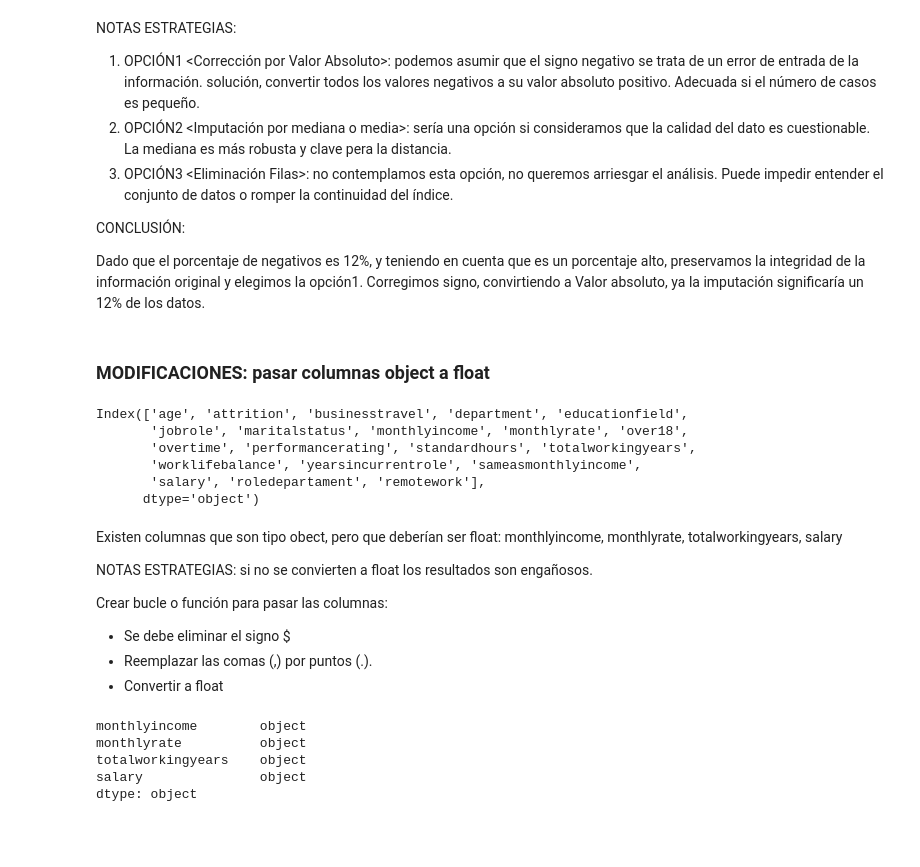
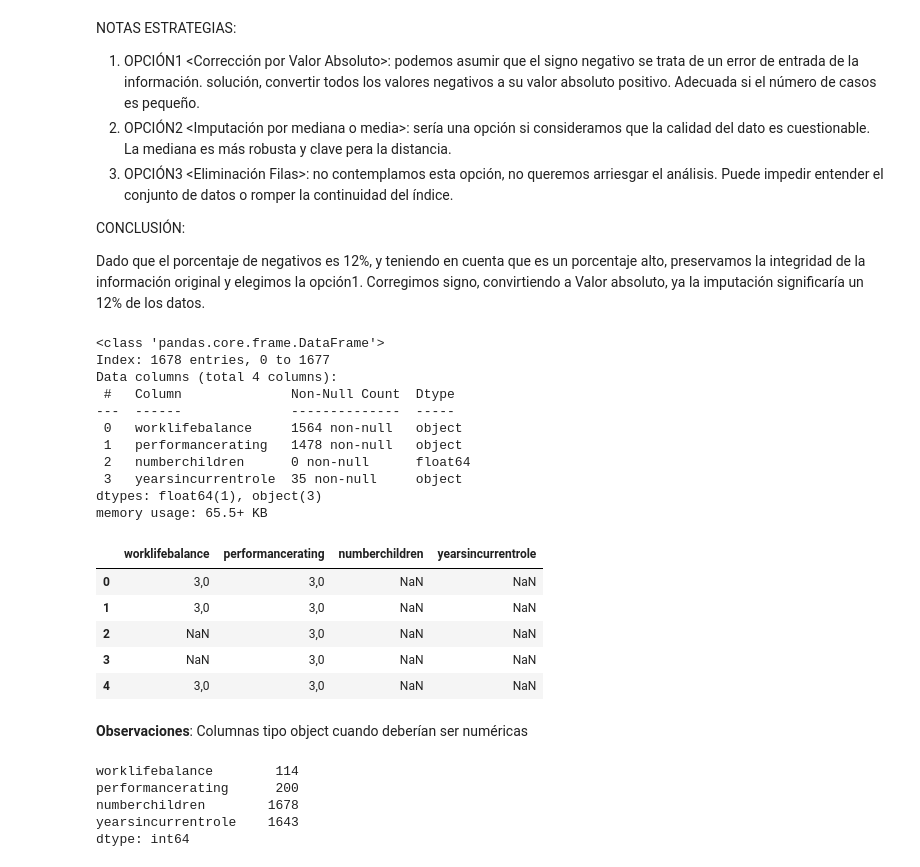
Before and after one commit to NIEVESPA/project-da-promo-60-modulo-3-team-3, a Jupyter notebook: FINAL/Fase_1_EDA.ipynb, the cells around one changed output. Drawn from its saved outputs; the diff is of its cells as text; code cells hidden in the pictures; blank space fills up the shorter version.

```diff
--- a/FINAL/Fase_1_EDA.ipynb
+++ b/FINAL/Fase_1_EDA.ipynb
@@ -10,7 +9,7 @@ pd.set_option('display.max_columns', None)
 # %% [markdown]
 #### ENTENDER LOS DATOS
 # %%
-eda_sp.open_csv("hr_raw_data.csv")
+df = pd.read_csv("hr_raw_data.csv", index_col = 0)
 
 df.head(2)
 # %% [output]
@@ -336,33 +324,34 @@ no contemplamos esta opción, no queremos arriesgar el análisis. Puede impedir
 CONCLUSIÓN:
 
 Dado que el porcentaje de negativos es 12%, y teniendo en cuenta que es un porcentaje alto, preservamos la integridad de la información original y elegimos la opción1. Corregimos signo, convirtiendo a Valor absoluto, ya la imputación significaría un 12% de los datos.
-# %% [markdown]
-### MODIFICACIONES: pasar columnas object a float
-# %%
-df.select_dtypes(include=['object']).columns
-# %% [output]
-Index(['age', 'attrition', 'businesstravel', 'department', 'educationfield',
-       'jobrole', 'maritalstatus', 'monthlyincome', 'monthlyrate', 'over18',
-       'overtime', 'performancerating', 'standardhours', 'totalworkingyears',
-       'worklifebalance', 'yearsincurrentrole', 'sameasmonthlyincome',
-       'salary', 'roledepartament', 'remotework'],
-      dtype='object')
-# %% [markdown]
-
-Existen columnas que son tipo obect, pero que deberían ser float: monthlyincome, monthlyrate, totalworkingyears, salary
-
-NOTAS ESTRATEGIAS: si no se convierten a float los resultados son engañosos.
-
-Crear bucle o función para pasar las columnas:
-- Se debe eliminar el signo $
-- Reemplazar las comas (,) por puntos (.).
-- Convertir a float
-# %%
-columnas_a_float = ["monthlyincome", "monthlyrate", "totalworkingyears", "salary"]
-print(df[columnas_a_float].dtypes)
-# %% [output]
-monthlyincome        object
-monthlyrate          object
-totalworkingyears    object
-salary               object
-dtype: object
+# %%
+df[["worklifebalance", "performancerating", "numberchildren", "yearsincurrentrole"]].info()
+df[["worklifebalance", "performancerating", "numberchildren", "yearsincurrentrole"]].head()
+# %% [output]
+<class 'pandas.core.frame.DataFrame'>
+Index: 1678 entries, 0 to 1677
+Data columns (total 4 columns):
+ #   Column              Non-Null Count  Dtype
+---  ------              --------------  -----
+ 0   worklifebalance     1564 non-null   object
+ 1   performancerating   1478 non-null   object
+ 2   numberchildren      0 non-null      float64
+ 3   yearsincurrentrole  35 non-null     object
+dtypes: float64(1), object(3)
+memory usage: 65.5+ KB
+|  | worklifebalance | performancerating | numberchildren | yearsincurrentrole |
+| 0 | 3,0 | 3,0 | NaN | NaN |
+| 1 | 3,0 | 3,0 | NaN | NaN |
+| 2 | NaN | 3,0 | NaN | NaN |
+| 3 | NaN | 3,0 | NaN | NaN |
+| 4 | 3,0 | 3,0 | NaN | NaN |
+# %% [markdown]
+**Observaciones**: Columnas tipo object cuando deberían ser numéricas
+# %%
+df[["worklifebalance", "performancerating", "numberchildren", "yearsincurrentrole"]].isna().sum()
+# %% [output]
+worklifebalance        114
+performancerating      200
+numberchildren        1678
+yearsincurrentrole    1643
+dtype: int64
```
Also changed, not shown: parts of 17 cells of this notebook.
